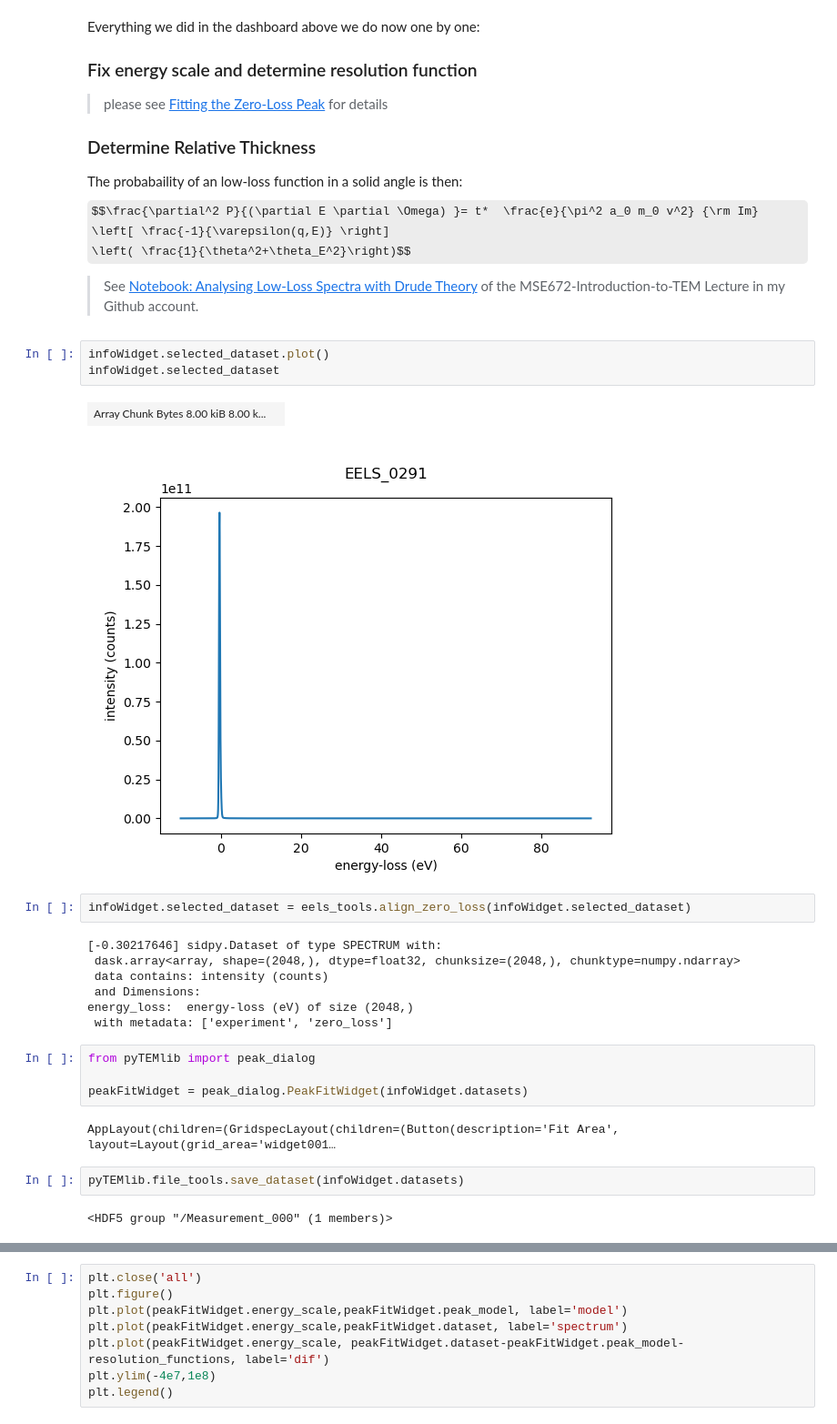
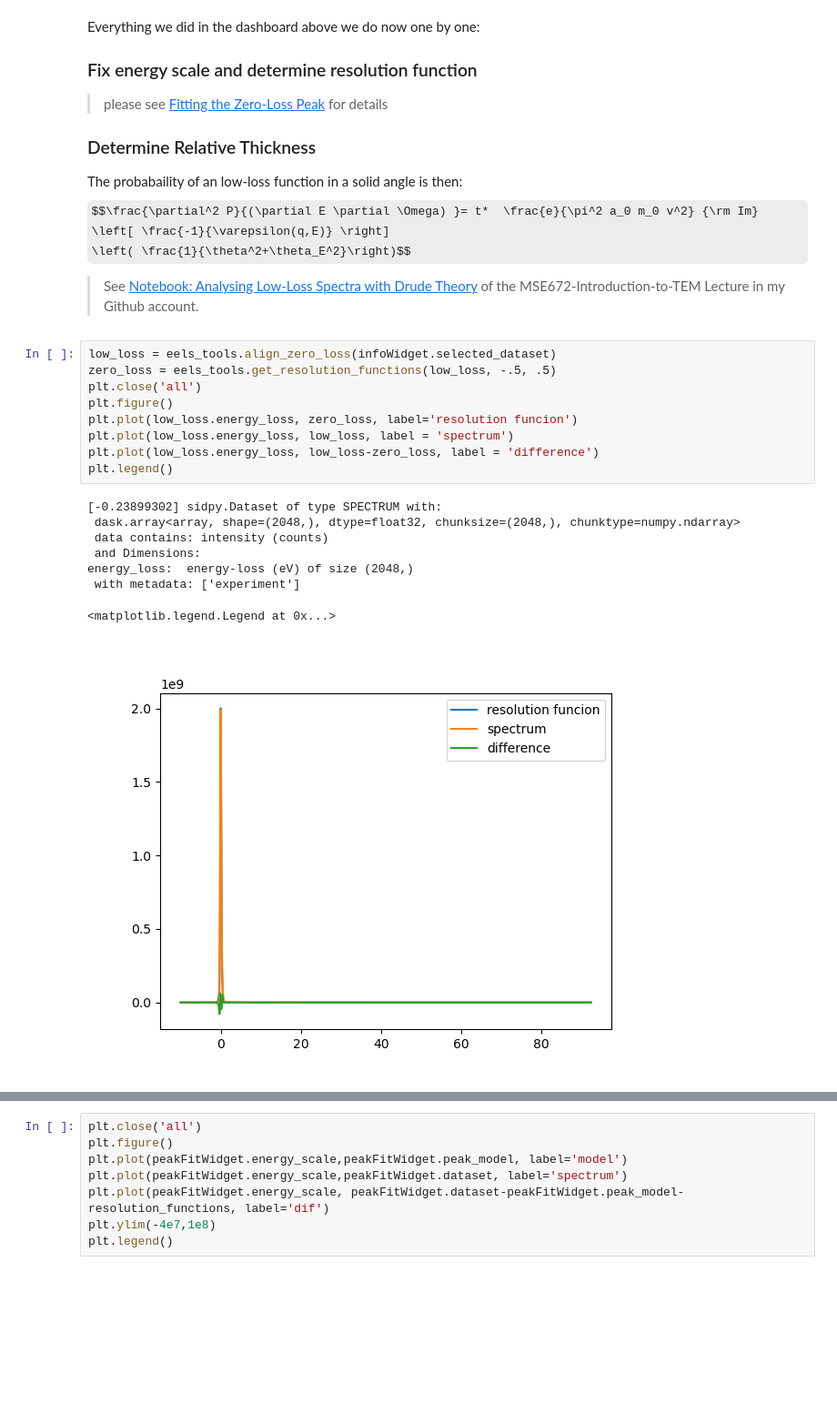
Before and after one commit to pycroscopy/pyTEMlib, a Jupyter notebook: notebooks/Spectroscopy/Analyse_Low_Loss.ipynb, the cells around one changed output, grey strips where cells are left out. Shown at 91% size. Cells and saved outputs as stored; diff of their text form; some formulas as TeX source; blank space fills up the shorter version.

```diff
--- a/notebooks/Spectroscopy/Analyse_Low_Loss.ipynb
+++ b/notebooks/Spectroscopy/Analyse_Low_Loss.ipynb
@@ -145,28 +224,21 @@ $$\frac{\partial^2 P}{(\partial E \partial \Omega) }= t*  \frac{e}{\pi^2 a_0 m_0
          \left( \frac{1}{\theta^2+\theta_E^2}\right)$$
 
 >See [Notebook: Analysing Low-Loss Spectra with Drude Theory](https://raw.githubusercontent.com/gduscher/MSE672-Introduction-to-TEM/main/Spectroscopy/CH4_03-Drude.ipynb) of the MSE672-Introduction-to-TEM Lecture in my Github account.
-# %%
-infoWidget.selected_dataset.plot()
-infoWidget.selected_dataset
-# %% [output]
-| Array Chunk Bytes 8.00 kiB 8.00 k... |  |
-[figure, removed]
-# %%
-infoWidget.selected_dataset = eels_tools.align_zero_loss(infoWidget.selected_dataset)
-# %% [output]
-[-0.30217646] sidpy.Dataset of type SPECTRUM with:
- dask.array<array, shape=(2048,), dtype=float32, chunksize=(2048,), chunktype=numpy.ndarray>
- data contains: intensity (counts)
- and Dimensions:
-energy_loss:  energy-loss (eV) of size (2048,)
- with metadata: ['experiment', 'zero_loss']
-# %%
-from pyTEMlib import peak_dialog
-
-peakFitWidget = peak_dialog.PeakFitWidget(infoWidget.datasets)
-# %% [output]
-AppLayout(children=(GridspecLayout(children=(Button(description='Fit Area', layout=Layout(grid_area='widget001…
-# %%
-pyTEMlib.file_tools.save_dataset(infoWidget.datasets)
-# %% [output]
-<HDF5 group "/Measurement_000" (1 members)>
+# %%
+low_loss = eels_tools.align_zero_loss(infoWidget.selected_dataset)
+zero_loss = eels_tools.get_resolution_functions(low_loss, -.5, .5)
+plt.close('all')
+plt.figure()
+plt.plot(low_loss.energy_loss, zero_loss, label='resolution funcion')
+plt.plot(low_loss.energy_loss, low_loss, label = 'spectrum')
+plt.plot(low_loss.energy_loss, low_loss-zero_loss, label = 'difference')
+plt.legend()
+# %% [output]
+[-0.23899302] sidpy.Dataset of type SPECTRUM with:
+ dask.array<array, shape=(2048,), dtype=float32, chunksize=(2048,), chunktype=numpy.ndarray>
+ data contains: intensity (counts)
+ and Dimensions:
+energy_loss:  energy-loss (eV) of size (2048,)
+ with metadata: ['experiment']
+<matplotlib.legend.Legend at 0x...>
+[figure, added]
```
Also changed, not shown: parts of 25 cells of this notebook, 10 other files.
